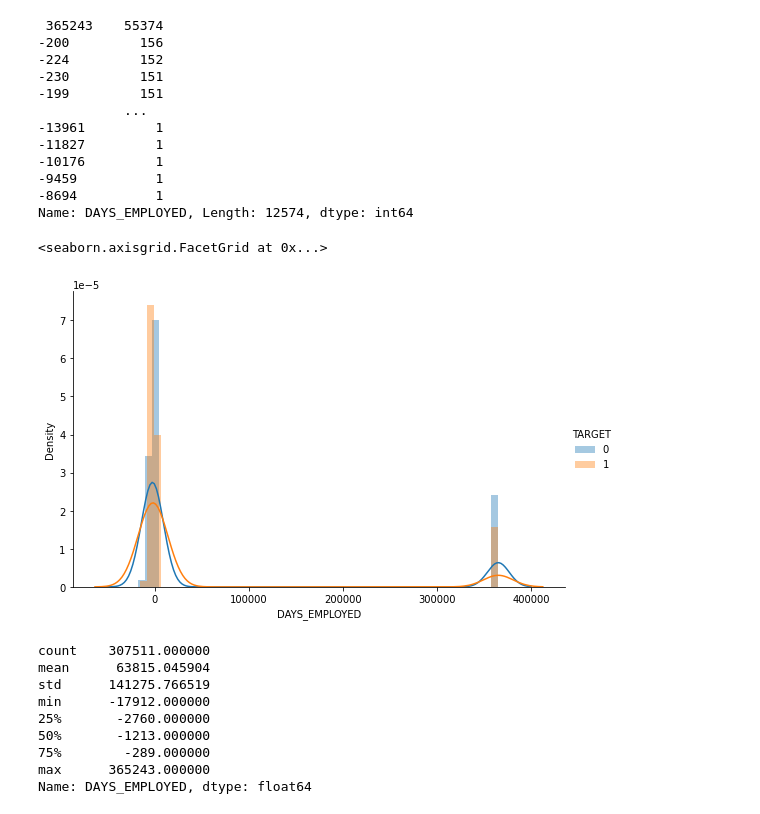
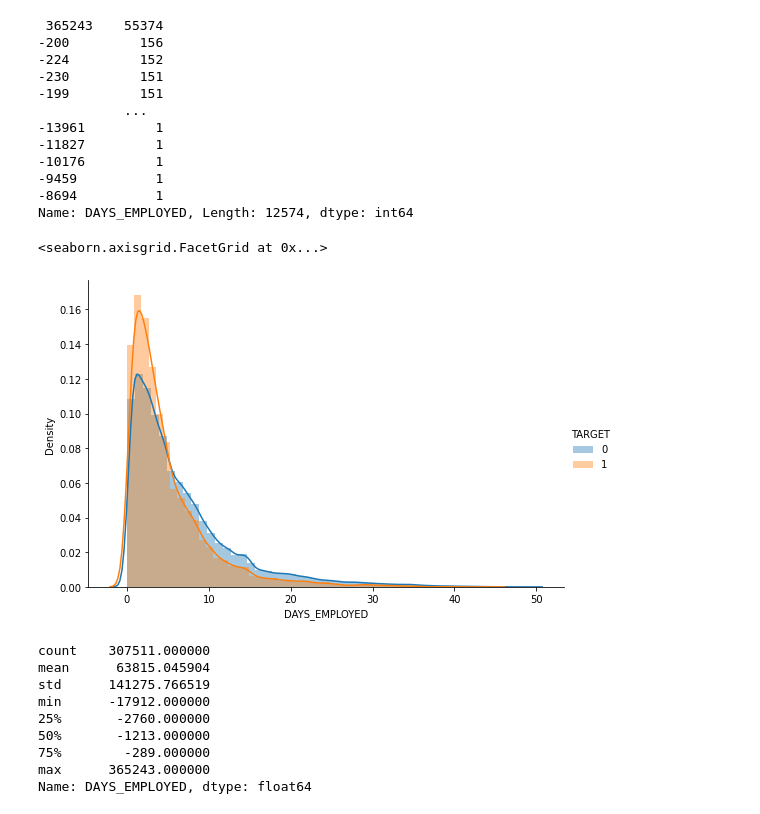
Before and after one commit to AhmedRebaiVDS/credit_bureau_risk, a Jupyter notebook: notebooks/EDA/second/application_train.ipynb, the cells around one changed output. Drawn from its saved outputs; the diff is of its cells as text; code cells hidden in the pictures.

```diff
--- a/notebooks/EDA/second/application_train.ipynb
+++ b/notebooks/EDA/second/application_train.ipynb
@@ -413,11 +413,13 @@ application_train["DAYS_EMPLOYED"].value_counts()
 Name: DAYS_EMPLOYED, Length: 12574, dtype: int64
 # %%
 application_train["DAYS_EMPLOYED"]=application_train["DAYS_EMPLOYED"] / -365
+# %%
+application_train=application_train[application_train["DAYS_EMPLOYED"]>0]
 # %%
-sns.FacetGrid(data=application_train, hue='TARGET', aspect=1.5, height=5).map(sns.distplot, 'DAYS_EMPLOYED').add_legend()
+sns.FacetGrid(data=application_train[application_train["DAYS_EMPLOYED"]<200000], hue='TARGET', aspect=1.5, height=5).map(sns.distplot, 'DAYS_EMPLOYED').add_legend()
 # %% [output]
 <seaborn.axisgrid.FacetGrid at 0x...>
-[figure, old version]
+[figure, new version]
 # %%
 application_train["DAYS_EMPLOYED"].describe()
 # %% [output]
```
Also changed, not shown: 19 other files.
